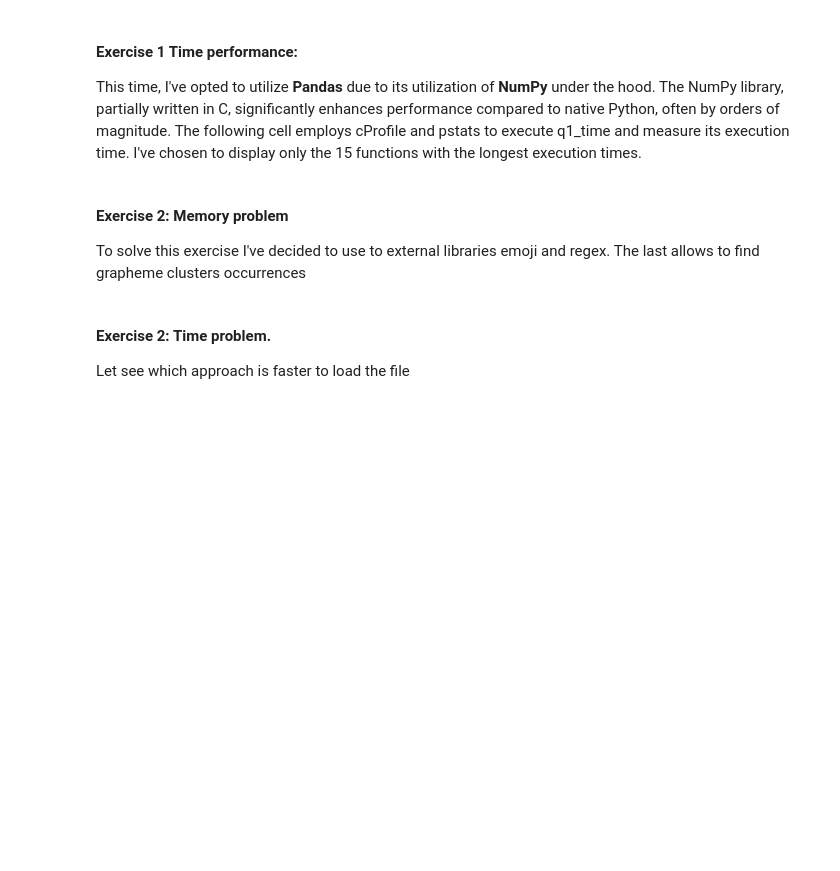
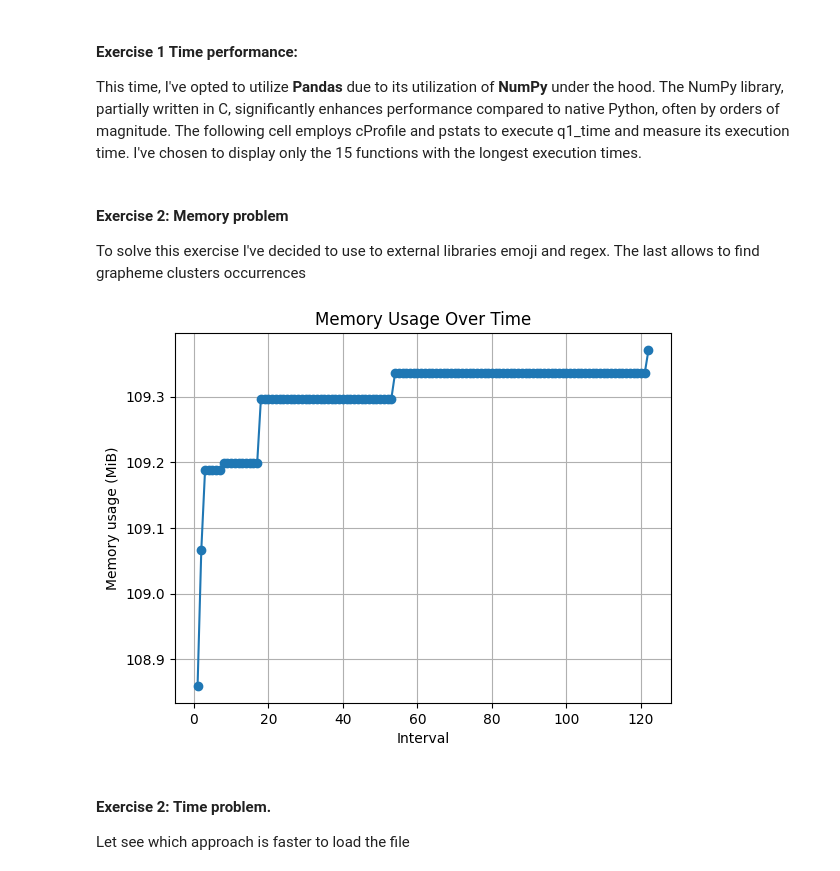
Before and after one commit to themarcoszone/latam_challenge, a Jupyter notebook: src/challenge.ipynb, the cells around one changed output. Cells and saved outputs as stored; diff of their text form; code cells hidden in the pictures; blank space fills up the shorter version.

```diff
--- a/src/challenge.ipynb
+++ b/src/challenge.ipynb
@@ -102,9 +104,11 @@ from q2_memory import q2_memory
 # %%
 from q2_memory import q2_memory
 memory_usage = memory_profiler.memory_usage((q2_memory, (), {'file_path': file_path}))
 x_values = list(range(1, len(memory_usage) + 1))
 # Plot the memory usage over time
-plot(x_values, memory_usage, 'Time' ,'Memory usage (MiB)', 'Memory Usage Over Time')
+plot(x_values, memory_usage, 'Interval' ,'Memory usage (MiB)', 'Memory Usage Over Time')
+# %% [output]
+[figure, added]
 # %% [markdown]
 <h4>Exercise 2: Time problem. </h4>
 Let see which approach is faster to load the file
```
Also changed, not shown: parts of 4 cells of this notebook, 4 other files.
